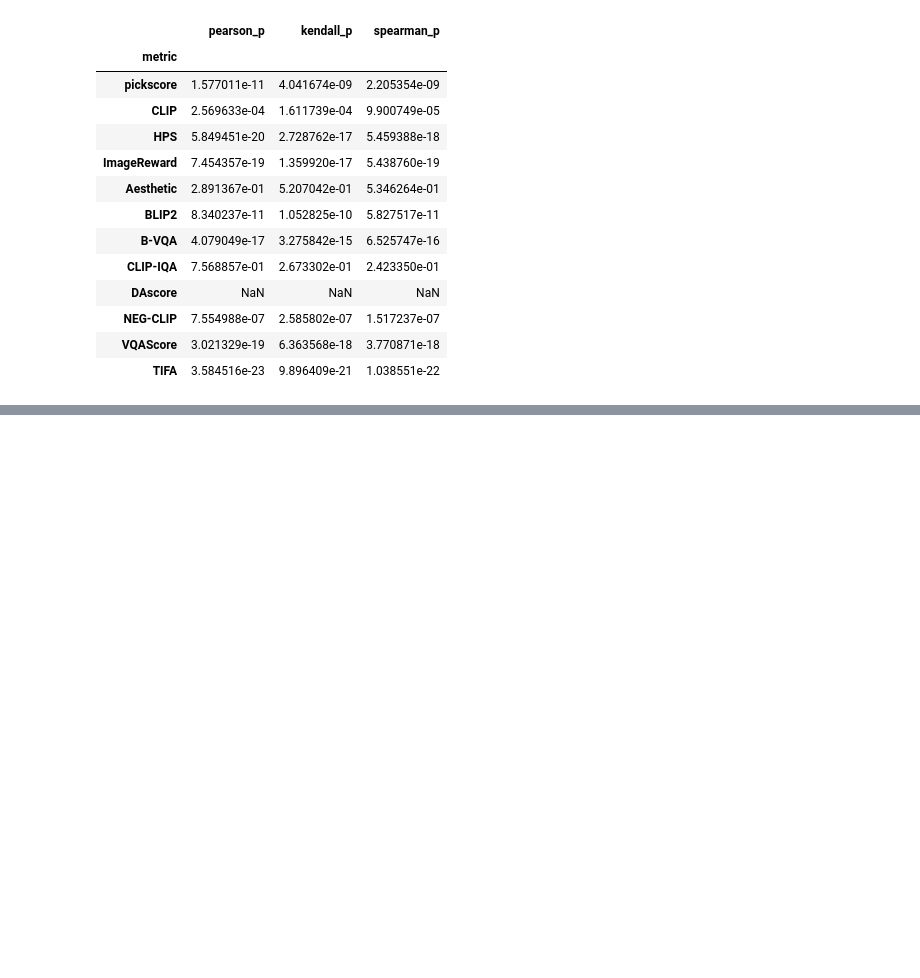
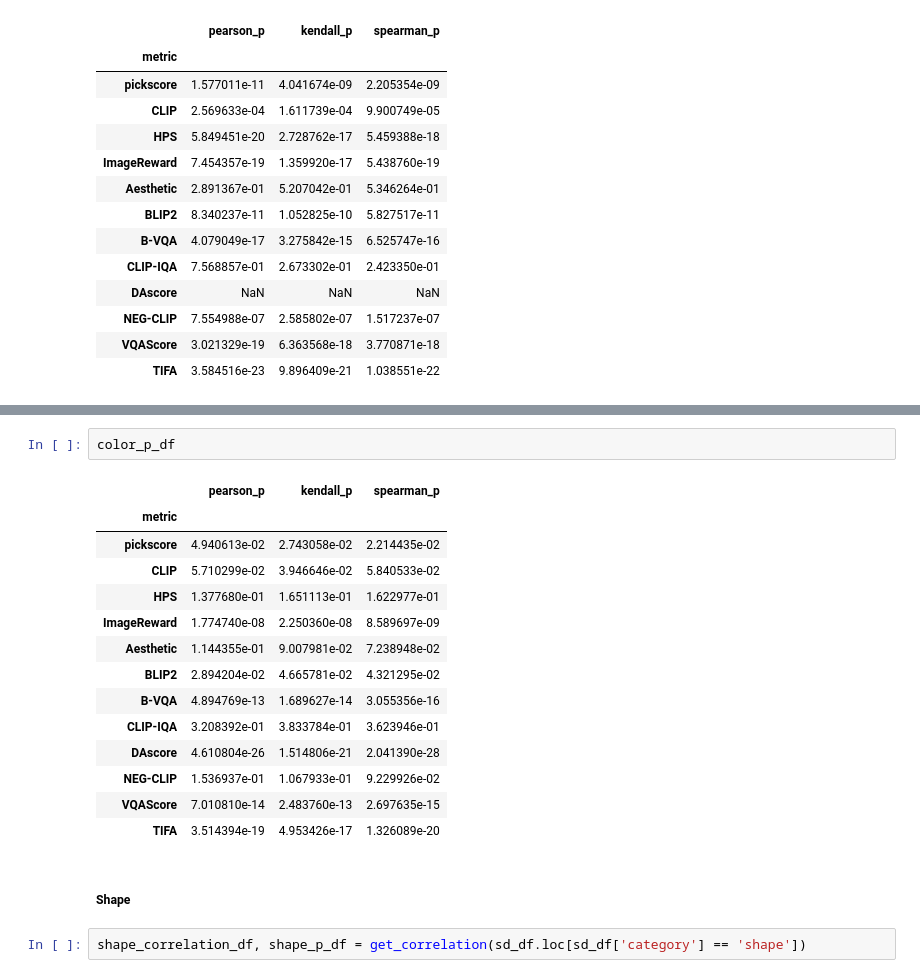
Before and after one commit to amirkasaei/carinox, a Jupyter notebook: Compositional_Metric_Evaluation.ipynb, the cells around one changed output, grey strips where cells are left out. Saved outputs shown, nothing was run; the diff lists cells and outputs as text; blank space fills up the shorter version.

```diff
--- a/Compositional_Metric_Evaluation.ipynb
+++ b/Compositional_Metric_Evaluation.ipynb
@@ -2042,0 +2087,21 @@ num_p_df
+# %%
+color_p_df
+# %% [output]
+|  | pearson_p | kendall_p | spearman_p |
+| metric |  |  |  |
+| pickscore | 4.940613e-02 | 2.743058e-02 | 2.214435e-02 |
+| CLIP | 5.710299e-02 | 3.946646e-02 | 5.840533e-02 |
+| HPS | 1.377680e-01 | 1.651113e-01 | 1.622977e-01 |
+| ImageReward | 1.774740e-08 | 2.250360e-08 | 8.589697e-09 |
+| Aesthetic | 1.144355e-01 | 9.007981e-02 | 7.238948e-02 |
+| BLIP2 | 2.894204e-02 | 4.665781e-02 | 4.321295e-02 |
+| B-VQA | 4.894769e-13 | 1.689627e-14 | 3.055356e-16 |
+| CLIP-IQA | 3.208392e-01 | 3.833784e-01 | 3.623946e-01 |
+| DAscore | 4.610804e-26 | 1.514806e-21 | 2.041390e-28 |
+| NEG-CLIP | 1.536937e-01 | 1.067933e-01 | 9.229926e-02 |
+| VQAScore | 7.010810e-14 | 2.483760e-13 | 2.697635e-15 |
+| TIFA | 3.514394e-19 | 4.953426e-17 | 1.326089e-20 |
+# %% [markdown]
+##### Shape
+# %%
+shape_correlation_df, shape_p_df = get_correlation(sd_df.loc[sd_df['category'] == 'shape'])
```
Also changed, not shown: parts of 48 cells of this notebook.
